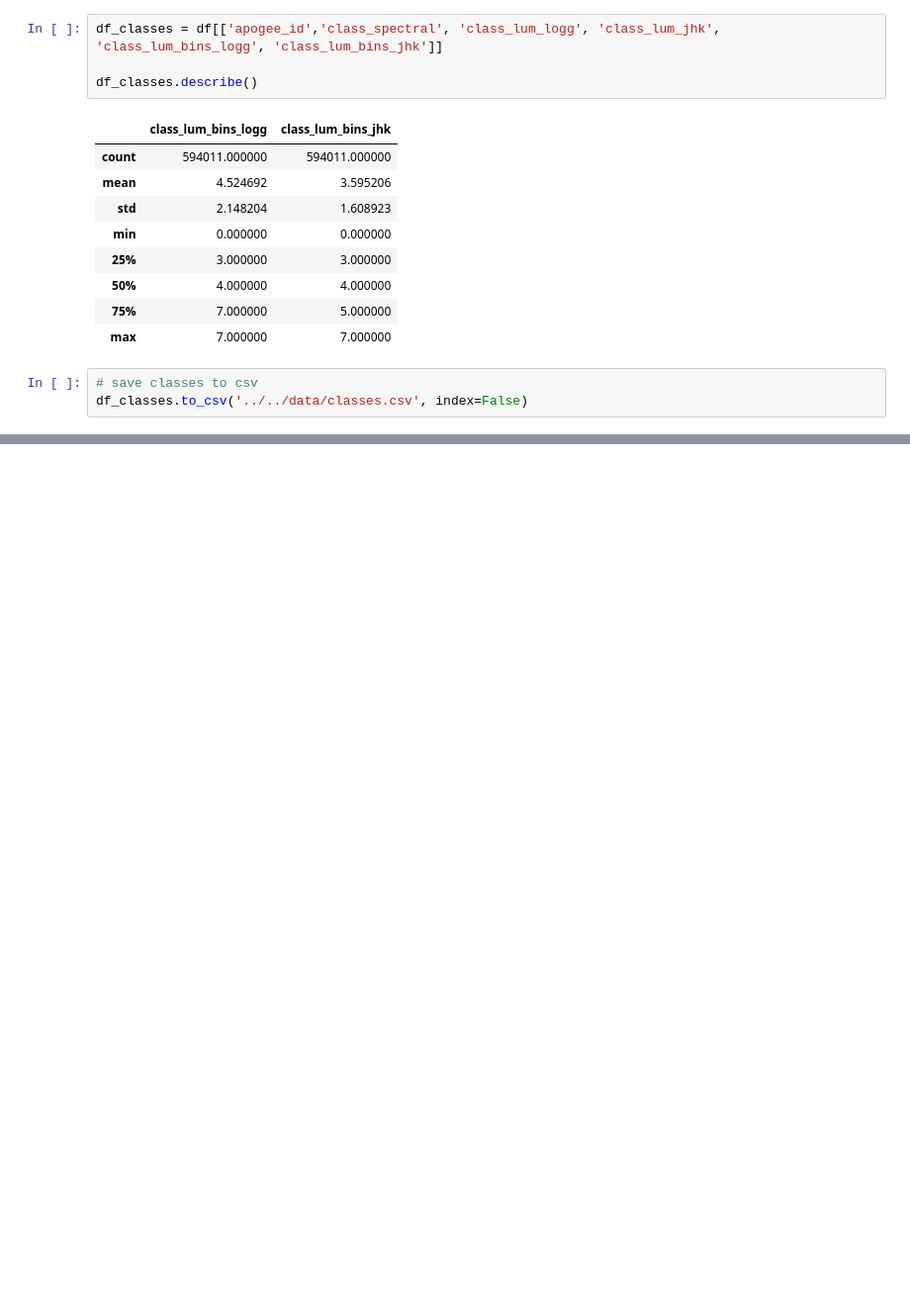
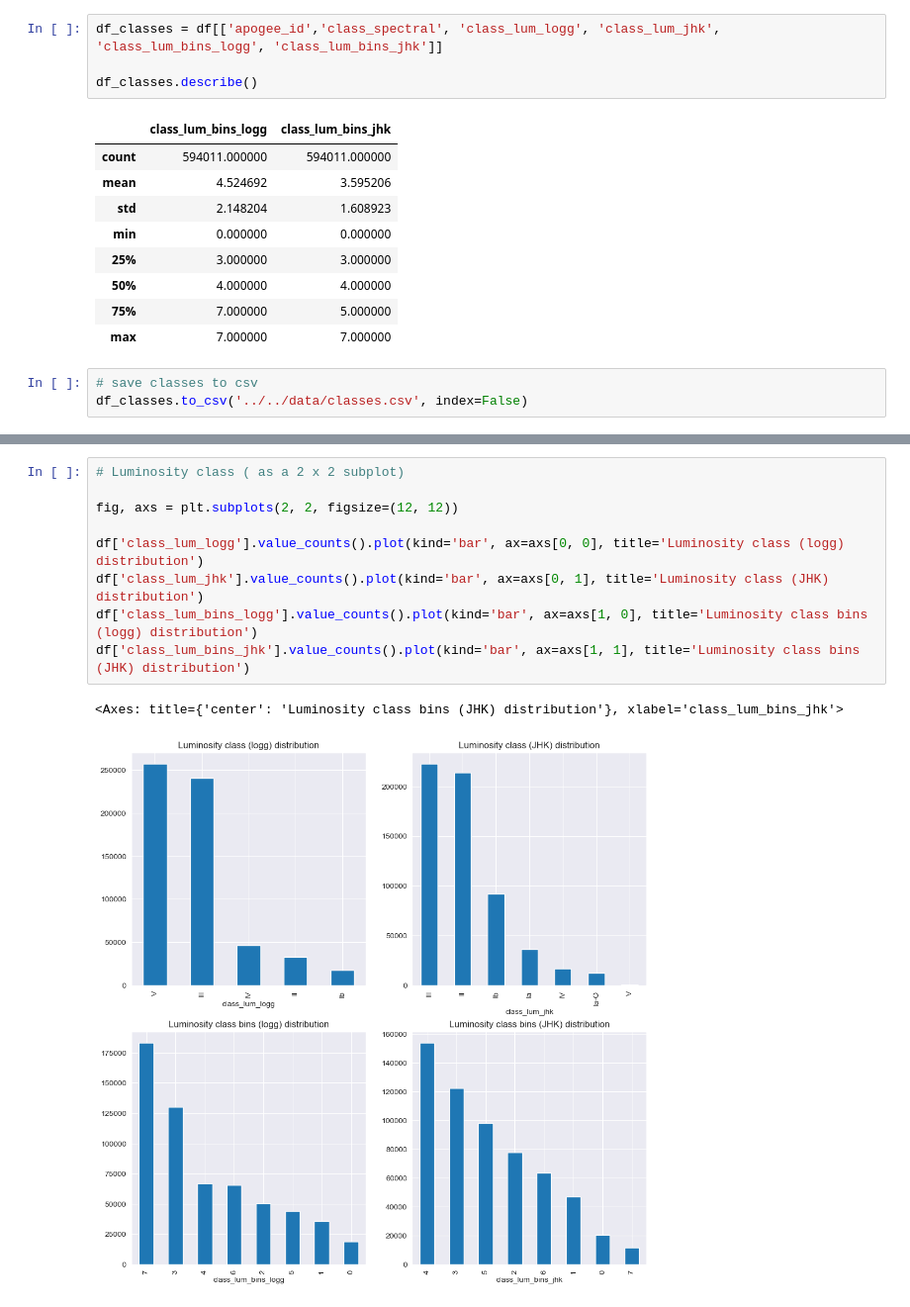
Before and after one commit to astrodeepnet/students-project-2024, a Jupyter notebook: notebooks/s2/input_classes.ipynb, the cells around one changed output, grey strips where cells are left out. Shown at 99% size. Drawn from its saved outputs; the diff is of its cells as text; blank space fills up the shorter version.

```diff
--- a/notebooks/s2/input_classes.ipynb
+++ b/notebooks/s2/input_classes.ipynb
@@ -598,0 +619,12 @@ df_classes.to_csv('../../data/classes.csv', index=False)
+# %%
+# Luminosity class ( as a 2 x 2 subplot)
+
+fig, axs = plt.subplots(2, 2, figsize=(12, 12))
+
+df['class_lum_logg'].value_counts().plot(kind='bar', ax=axs[0, 0], title='Luminosity class (logg) distribution')
+df['class_lum_jhk'].value_counts().plot(kind='bar', ax=axs[0, 1], title='Luminosity class (JHK) distribution')
+df['class_lum_bins_logg'].value_counts().plot(kind='bar', ax=axs[1, 0], title='Luminosity class bins (logg) distribution')
+df['class_lum_bins_jhk'].value_counts().plot(kind='bar', ax=axs[1, 1], title='Luminosity class bins (JHK) distribution')
+# %% [output]
+<Axes: title={'center': 'Luminosity class bins (JHK) distribution'}, xlabel='class_lum_bins_jhk'>
+[figure, added]
```
Also changed, not shown: parts of 7 cells of this notebook.
